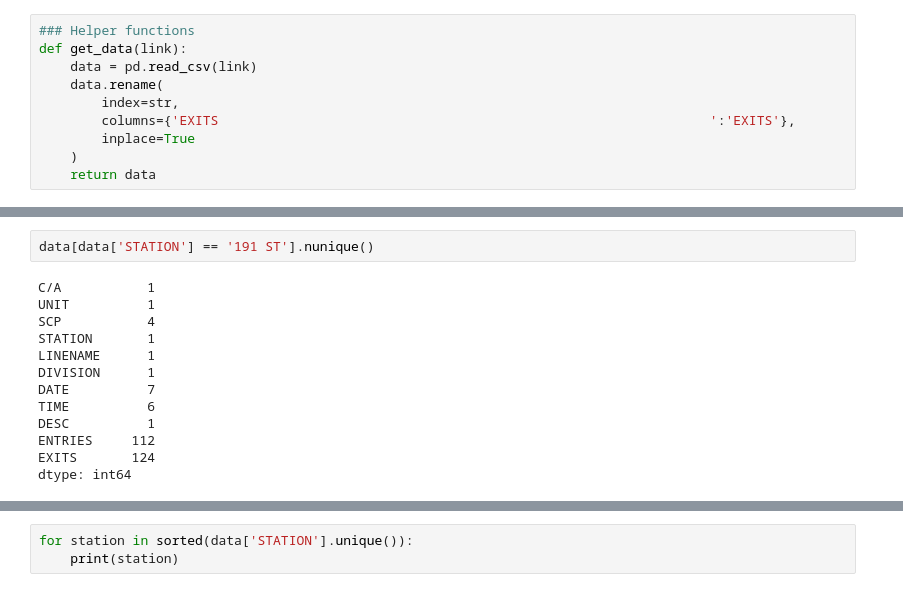
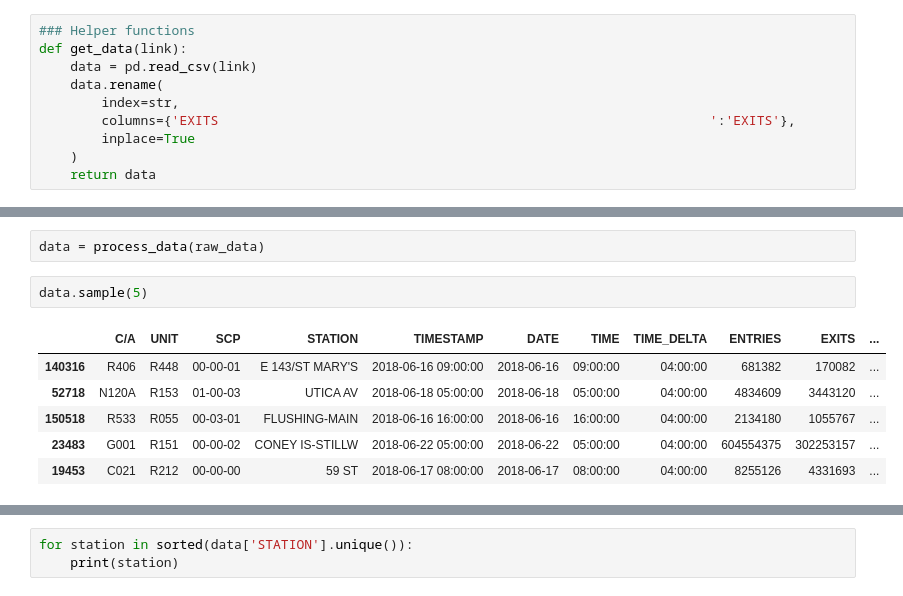
Before and after one commit to BotScutters/metis-project-01, a Jupyter notebook: initial_exploration.ipynb, the cells around one changed output, grey strips where cells are left out. Cells and saved outputs as stored; diff of their text form.

```diff
--- a/initial_exploration.ipynb
+++ b/initial_exploration.ipynb
@@ -145,15 +135,11 @@ data[(data['DATE'] == '06/16/2018') & (data['STATION'] == '49 ST')].head(50)
-# %%
-data[data['STATION'] == '191 ST'].nunique()
-# %% [output]
-C/A           1
-UNIT          1
-SCP           4
-STATION       1
-LINENAME      1
-DIVISION      1
-DATE          7
-TIME          6
-DESC          1
-ENTRIES     112
-EXITS       124
-dtype: int64
+# %%
+data = process_data(raw_data)
+# %%
+data.sample(5)
+# %% [output]
+|  | C/A | UNIT | SCP | STATION | TIMESTAMP | DATE | TIME | TIME_DELTA | ENTRIES | EXITS | ... |
+| 140316 | R406 | R448 | 00-00-01 | E 143/ST MARY'S | 2018-06-16 09:00:00 | 2018-06-16 | 09:00:00 | 04:00:00 | 681382 | 170082 | ... |
+| 52718 | N120A | R153 | 01-00-03 | UTICA AV | 2018-06-18 05:00:00 | 2018-06-18 | 05:00:00 | 04:00:00 | 4834609 | 3443120 | ... |
+| 150518 | R533 | R055 | 00-03-01 | FLUSHING-MAIN | 2018-06-16 16:00:00 | 2018-06-16 | 16:00:00 | 04:00:00 | 2134180 | 1055767 | ... |
+| 23483 | G001 | R151 | 00-00-02 | CONEY IS-STILLW | 2018-06-22 05:00:00 | 2018-06-22 | 05:00:00 | 04:00:00 | 604554375 | 302253157 | ... |
+| 19453 | C021 | R212 | 00-00-00 | 59 ST | 2018-06-17 08:00:00 | 2018-06-17 | 08:00:00 | 04:00:00 | 8255126 | 4331693 | ... |
```
Also changed, not shown: parts of 25 cells of this notebook.
